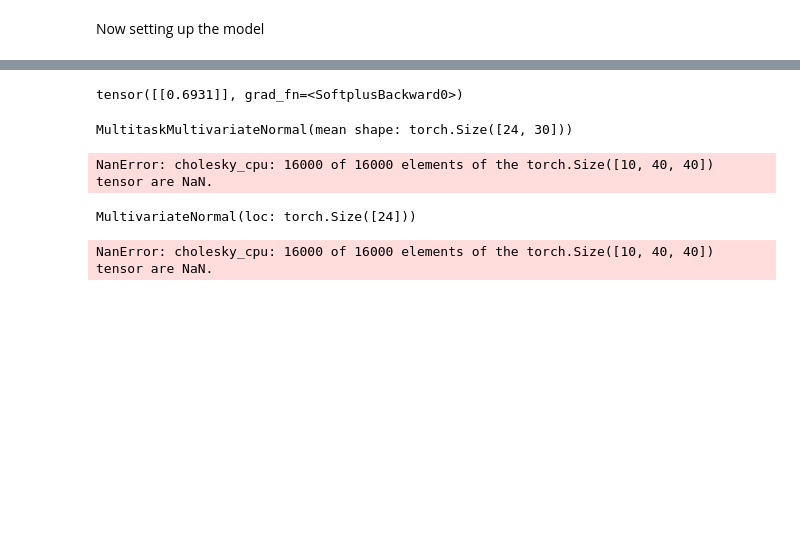
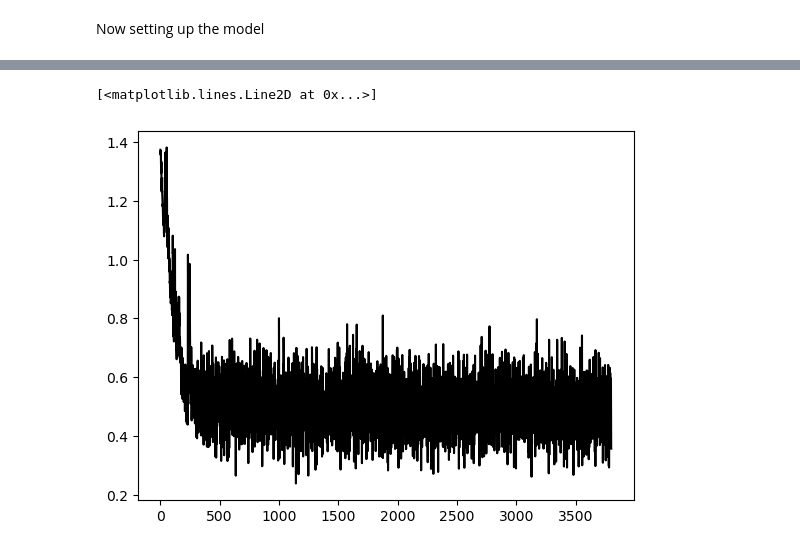
Before and after one commit to ltronneb/pimogp, a Jupyter notebook: notebooks/kernel_comparisons.ipynb, the cells around one changed output, grey strips where cells are left out. Drawn from its saved outputs; the diff is of its cells as text; code cells hidden in the pictures; blank space fills up the shorter version.

Commit message:
Added notebook of kernel comparisons

```diff
--- a/notebooks/kernel_comparisons.ipynb
+++ b/notebooks/kernel_comparisons.ipynb
@@ -955,10 +957,13 @@ num_latents = 10
 gex = torch.tensor(gex.drop(columns=["CELLLINE"]).values)
 mutations = torch.tensor(mutations.values)
+# %%
+from sklearn.preprocessing import normalize
+gex = torch.tensor(normalize(gex.numpy(),axis=0))
 # %%
 # Setting up minibatching
 from torch.utils.data import TensorDataset, DataLoader
 train_dataset = TensorDataset(X_train, y_train, train_indices)
-train_loader = DataLoader(train_dataset, batch_size=24, shuffle=True)
+train_loader = DataLoader(train_dataset, batch_size=128, shuffle=True)
 # %% [markdown]
 Now setting up the model
 # %%
@@ -966,13 +971,14 @@ from synpred.variational.outputcovariance_lmc_variational_strategy import Output
 
 class ICM(gpytorch.models.ApproximateGP):
     def __init__(self,output_covars):
-        inducing_points = torch.rand(num_latents,40,2)
+        inducing_points = torch.rand(num_latents,100,2)
         variational_distribution = gpytorch.variational.MeanFieldVariationalDistribution(
             inducing_points.size(-2), batch_shape=torch.Size([num_latents])
         )
 
         # Covariance over the outputs, and initialized by covariates
-        output_kernel = gpytorch.kernels.RBFKernel()
+        #output_kernel = gpytorch.kernels.RBFKernel(ard_num_dims=output_covars.shape[-1]) # ARD
+        output_kernel = gpytorch.kernels.RBFKernel() # No ARD
 
         # We have to wrap the VariationalStrategy in a ModifiedLMCVariationalStrategy
         # so that the output will be a MultitaskMultivariateNormal rather than a batch output
@@ -1016,28 +1014,9 @@ lmc_coefficients = _select_lmc_coefficients(self.lmc_coefficients, task_indices)
-# %%
-model.variational_strategy.output_kernel.lengthscale
-# %% [output]
-tensor([[0.6931]], grad_fn=<SoftplusBackward0>)
-# %%
-model.variational_strategy(x_batch)
-# %% [output]
-MultitaskMultivariateNormal(mean shape: torch.Size([24, 30]))
-# %%
-model.train()
-likelihood.train()
-hyperparameter_optimizer.zero_grad()
-output = model(x_batch,task_indices=task_batch)
-#loss = -mll(output, y_batch)
-# %% [output]
-NanError: cholesky_cpu: 16000 of 16000 elements of the torch.Size([10, 40, 40]) tensor are NaN.
-# %%
-output
-# %% [output]
-MultivariateNormal(loc: torch.Size([24]))
 # %%
 # this is for running the notebook in our testing framework
 import os
 import tqdm.notebook
-num_epochs = 20 # Number of complete passes through the data
+from torch.optim.lr_scheduler import MultiStepLR
+num_epochs = 200 # Number of complete passes through the data
 
 
 model.train()
@@ -1048,8 +1027,11 @@ likelihood.train()
 hyperparameter_optimizer = torch.optim.Adam([
     {'params': model.parameters()},
     {'params': likelihood.parameters()},
-], lr=0.001)
-
+], lr=0.01)
+scheduler_hypers = MultiStepLR(hyperparameter_optimizer, milestones=[#0.5 * num_epochs,
+                                                                     0.75 * num_epochs
+                                                                     ], gamma=0.1)
+train_loss = []
 
 
 # Our loss object. We're using the VariationalELBO, which essentially just computes the ELBO
@@ -1069,5 +1051,13 @@ with gpytorch.settings.cholesky_max_tries(12):
             minibatch_iter.set_postfix(loss=loss.item())
             loss.backward()
             hyperparameter_optimizer.step()
+
+            train_loss.append(loss.item())
+
+
+        scheduler_hypers.step()
-# %% [output]
-NanError: cholesky_cpu: 16000 of 16000 elements of the torch.Size([10, 40, 40]) tensor are NaN.
+# %%
+plt.plot(train_loss,"k-")
+# %% [output]
+[<matplotlib.lines.Line2D at 0x...>]
+[figure, added]
```
Also changed, not shown: parts of 19 cells of this notebook.
